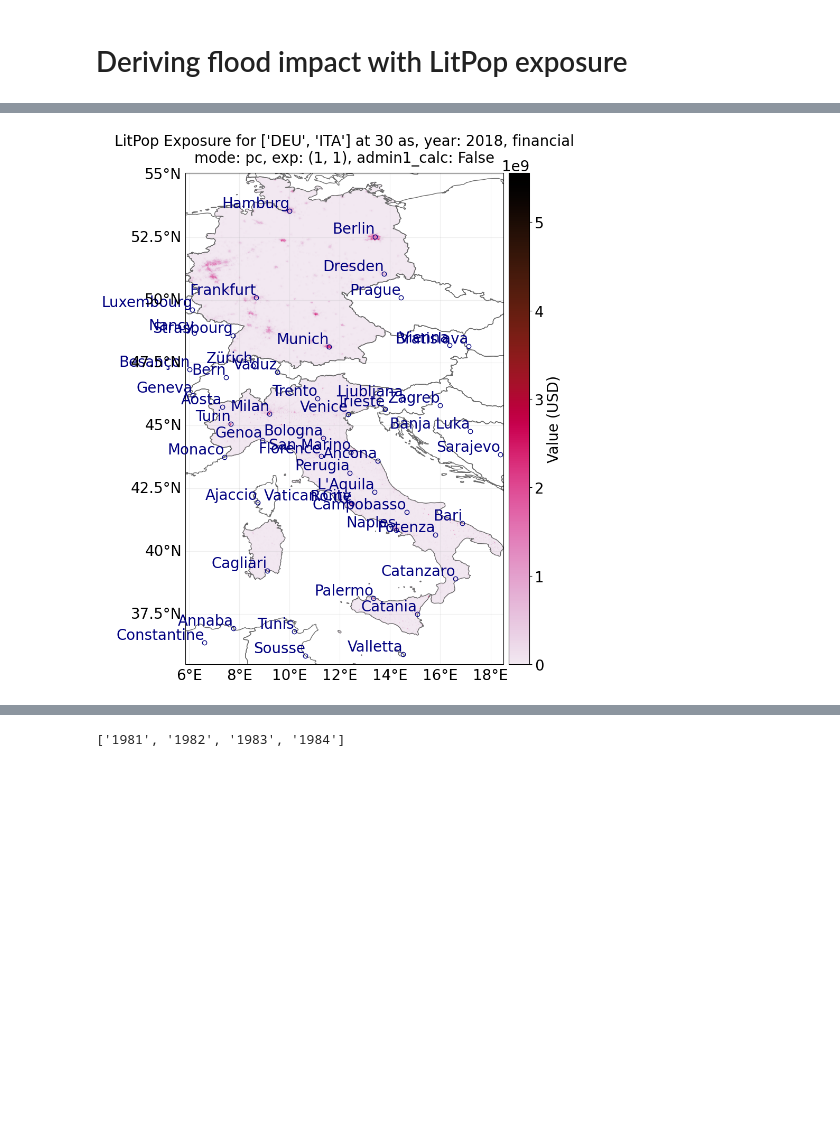
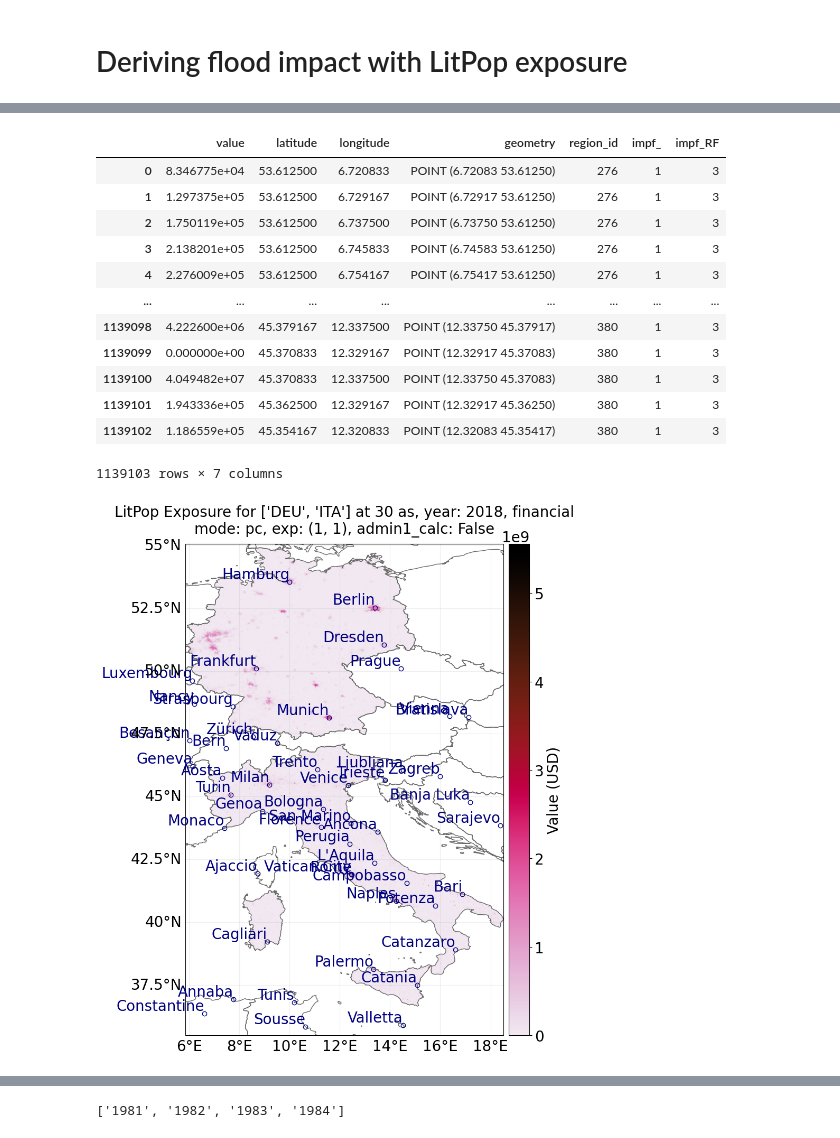
Before and after one commit to AGoussebaile/CLIMADA_Example, a Jupyter notebook: RiverFlood_World.ipynb, the cells around one changed output, grey strips where cells are left out. Cells and saved outputs as stored; diff of their text form; code cells hidden in the pictures; blank space fills up the shorter version.

```diff
--- a/RiverFlood_World.ipynb
+++ b/RiverFlood_World.ipynb
@@ -226,14 +227,28 @@ lp_exp.gdf
 # %%
 # In the LitPop exposure the damage function for river floods needs
 # to be specified manually.
 import pandas as pd
 from climada_petals.util.constants import RIVER_FLOOD_REGIONS_CSV
 
 info = pd.read_csv(RIVER_FLOOD_REGIONS_CSV)
 lp_exp.gdf['impf_RF'] = info.loc[info['ISO']=='DEU','impf_RF'].values[0]
 lp_exp
 lp_exp.plot_hexbin(pop_name=True);
+lp_exp.gdf
 # %% [output]
+|  | value | latitude | longitude | geometry | region_id | impf_ | impf_RF |
+| 0 | 8.346775e+04 | 53.612500 | 6.720833 | POINT (6.72083 53.61250) | 276 | 1 | 3 |
+| 1 | 1.297375e+05 | 53.612500 | 6.729167 | POINT (6.72917 53.61250) | 276 | 1 | 3 |
+| 2 | 1.750119e+05 | 53.612500 | 6.737500 | POINT (6.73750 53.61250) | 276 | 1 | 3 |
+| 3 | 2.138201e+05 | 53.612500 | 6.745833 | POINT (6.74583 53.61250) | 276 | 1 | 3 |
+| 4 | 2.276009e+05 | 53.612500 | 6.754167 | POINT (6.75417 53.61250) | 276 | 1 | 3 |
+| ... | ... | ... | ... | ... | ... | ... | ... |
+| 1139098 | 4.222600e+06 | 45.379167 | 12.337500 | POINT (12.33750 45.37917) | 380 | 1 | 3 |
+| 1139099 | 0.000000e+00 | 45.370833 | 12.329167 | POINT (12.32917 45.37083) | 380 | 1 | 3 |
+| 1139100 | 4.049482e+07 | 45.370833 | 12.337500 | POINT (12.33750 45.37083) | 380 | 1 | 3 |
+| 1139101 | 1.943336e+05 | 45.362500 | 12.329167 | POINT (12.32917 45.36250) | 380 | 1 | 3 |
+| 1139102 | 1.186559e+05 | 45.354167 | 12.320833 | POINT (12.32083 45.35417) | 380 | 1 | 3 |
+1139103 rows × 7 columns
 [figure]
 # %%
 from climada.engine import Impact
```
Also changed, not shown: parts of 3 cells of this notebook, 1 other file.
